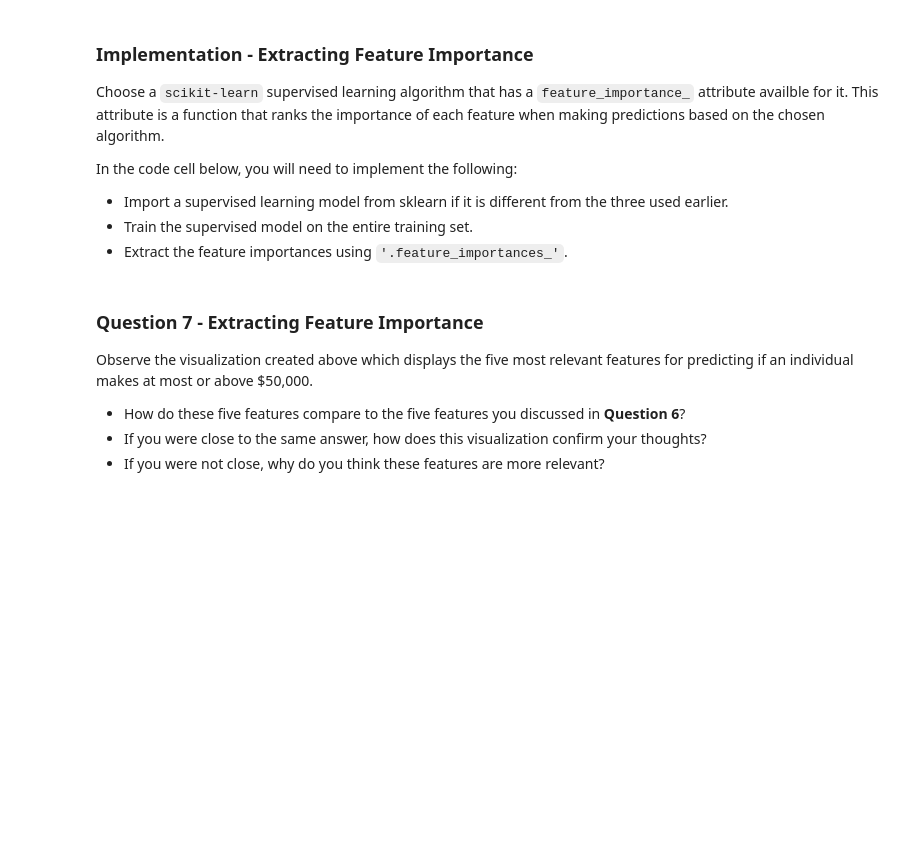
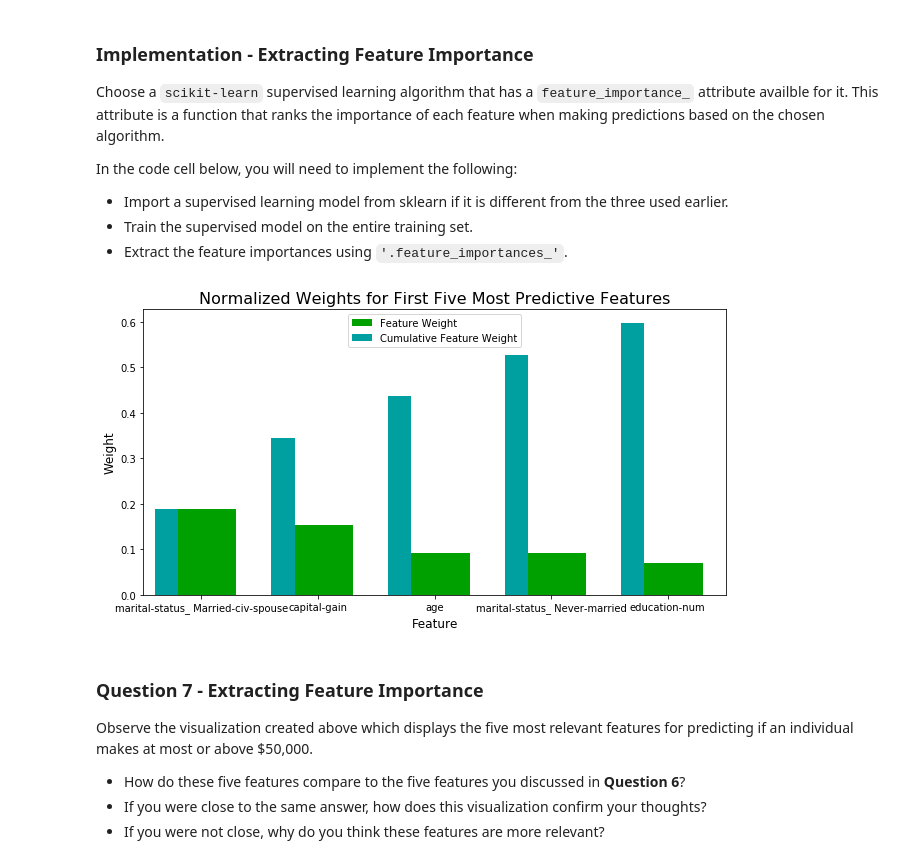
Before and after one commit to aberenyi73/machine-learning, a Jupyter notebook: projects/finding_donors/finding_donors.ipynb, the cells around one changed output. Cells and saved outputs as stored; diff of their text form; code cells hidden in the pictures; blank space fills up the shorter version.

```diff
--- a/projects/finding_donors/finding_donors.ipynb
+++ b/projects/finding_donors/finding_donors.ipynb
@@ -146,13 +231,13 @@ Additionally, as with the non-numeric features, we need to convert the non-numer
 # %%
 # TODO: One-hot encode the 'features_log_minmax_transform' data using pandas.get_dummies()
-features_final = None
+features_final = pd.get_dummies(features_log_minmax_transform)
 
 # TODO: Encode the 'income_raw' data to numerical values
-income = None
+income = income_raw.map({'<=50K':0, '>50K':1})
 
 # Print the number of features after one-hot encoding
 encoded = list(features_final.columns)
-print "{} total features after one-hot encoding.".format(len(encoded))
+print "{} total features after one-hot encoding.\n".format(len(encoded))
 
 # Uncomment the following line to see the encoded feature names
-# print encoded
+print encoded
@@ -469,16 +657,18 @@ In the code cell below, you will need to implement the following:
  - Extract the feature importances using `'.feature_importances_'`.
 # %%
 # TODO: Import a supervised learning model that has 'feature_importances_'
-
+from sklearn.ensemble import RandomForestClassifier
 
 # TODO: Train the supervised model on the training set using .fit(X_train, y_train)
-model = None
+model = RandomForestClassifier(criterion='entropy', max_depth=12).fit(X_train, y_train)
 
 # TODO: Extract the feature importances using .feature_importances_
-importances = None
+importances = model.feature_importances_
 
 # Plot
 vs.feature_plot(importances, X_train, y_train)
+# %% [output]
+[figure, added]
 # %% [markdown]
 ### Question 7 - Extracting Feature Importance
 
```
Also changed, not shown: parts of 27 cells of this notebook.
